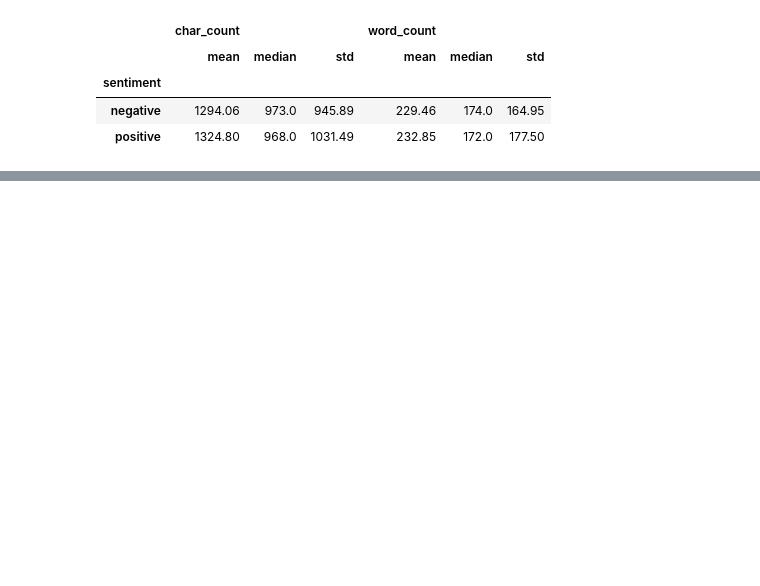
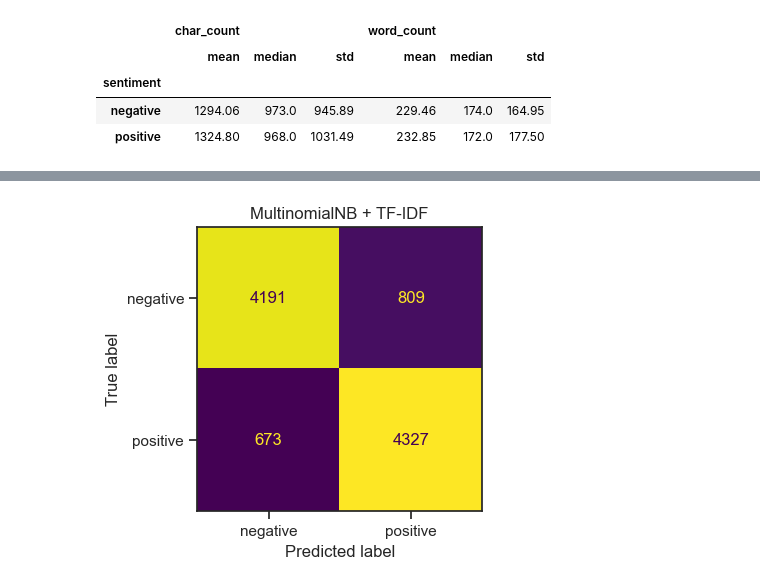
Before and after one commit to acostabrandon/text-analytics-spring-2026, a Jupyter notebook: assignment_2/notebooks/text_classification_assignment2.ipynb, the cells around one changed output, grey strips where cells are left out. Cells and saved outputs as stored; diff of their text form; code cells hidden in the pictures; blank space fills up the shorter version.

```diff
--- a/assignment_2/notebooks/text_classification_assignment2.ipynb
+++ b/assignment_2/notebooks/text_classification_assignment2.ipynb
@@ -145,0 +456,11 @@ Time to run AutoViz = 7 seconds
+# %%
+nb_tfidf = MultinomialNB()
+nb_tfidf.fit(X_train_tfidf, y_train)
+
+y_pred_nb_tfidf = nb_tfidf.predict(X_test_tfidf)
+
+print("MultinomialNB + TF-IDF")
+print("Accuracy:", round(accuracy_score(y_test, y_pred_nb_tfidf), 4))
+print("Precision:", round(precision_score(y_test, y_pred_nb_tfidf, pos_label="positive"), 4))
+print("Recall:", round(recall_score(y_test, y_pred_nb_tfidf, pos_label="positive"), 4))
+print("F1:", round(f1_score(y_test, y_pred_nb_tfidf, pos_label="positive"), 4))
@@ -145,0 +602,11 @@ Time to run AutoViz = 7 seconds
+# %%
+cm = confusion_matrix(y_test, y_pred_nb_tfidf, labels=["negative", "positive"])
+
+fig, ax = plt.subplots(figsize=(4, 4))
+disp = ConfusionMatrixDisplay(confusion_matrix=cm, display_labels=["negative", "positive"])
+disp.plot(ax=ax, colorbar=False, values_format="d")
+ax.set_title("MultinomialNB + TF-IDF")
+plt.tight_layout()
+plt.show()
+# %% [output]
+[figure, added]
```
Also changed, not shown: parts of 55 cells of this notebook, 3 other files.
